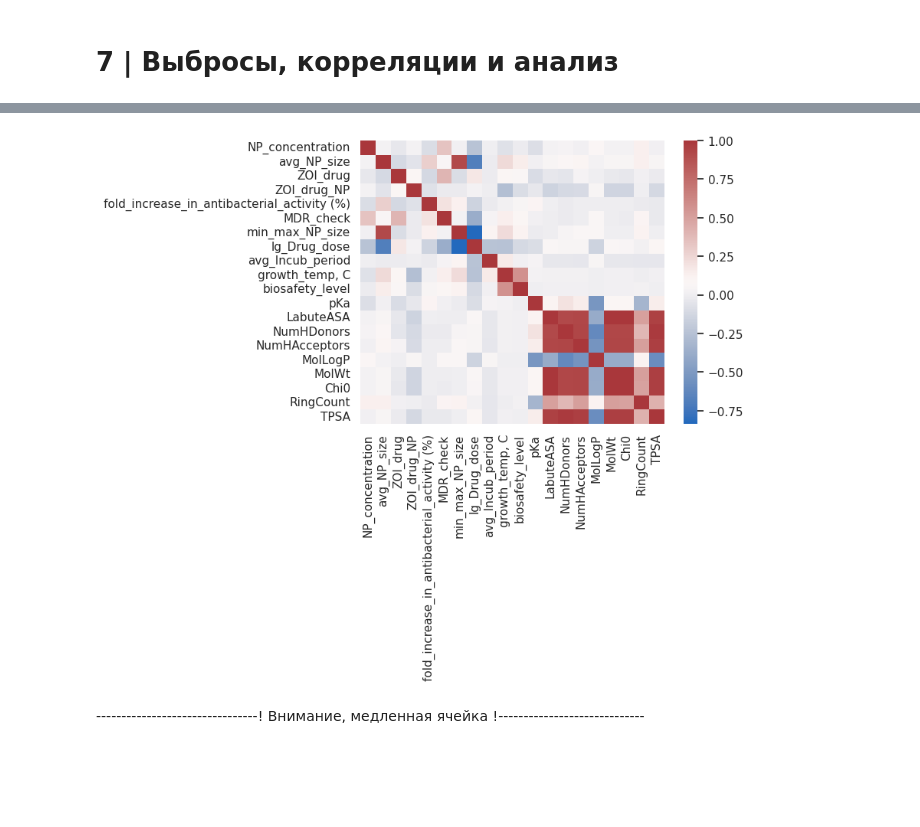
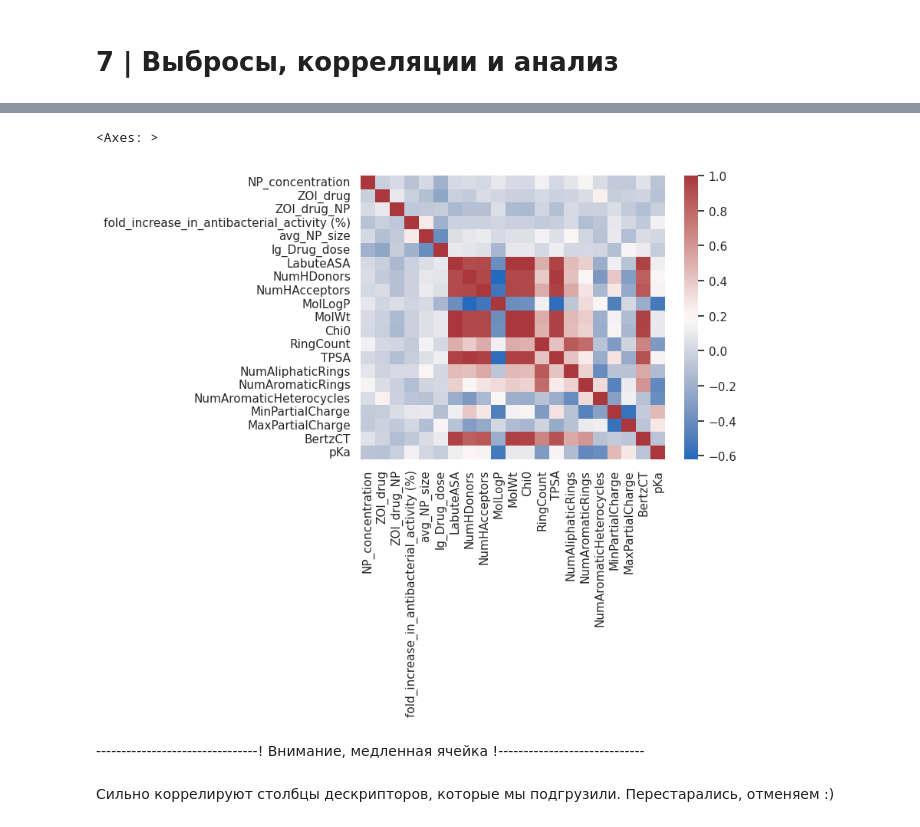
Before and after one commit to vahahahart/hackathon_team_3, a Jupyter notebook: main.ipynb, the cells around one changed output, grey strips where cells are left out. Saved outputs shown, nothing was run; the diff lists cells and outputs as text; code cells hidden in the pictures; blank space fills up the shorter version.

Commit message:
added corr and last set of desc

```diff
--- a/main.ipynb
+++ b/main.ipynb
@@ -478,7 +479,9 @@ def add_desc_to_df(df: pd.DataFrame, desc: list):
 # %%
 descs_to_add = [
     'LabuteASA', 'NumHDonors', 'NumHAcceptors',
-    'MolLogP', 'MolWt', 'Chi0', 'RingCount', 'TPSA'
+    'MolLogP', 'MolWt', 'Chi0', 'RingCount', 'TPSA',
+    'NumAliphaticRings', 'NumAromaticRings', 'NumAromaticHeterocycles',
+    'MinPartialCharge', 'MaxPartialCharge', 'BertzCT'
 ]
 
 df_drug = add_desc_to_df(df_drug, descs_to_add)
@@ -658,7 +661,11 @@ f'Total NaNs: {df_dummy.isna().sum().sum()}'
 Пока что будем работать с df_dummy
 # %% [markdown]
 # 7 | Выбросы, корреляции и анализ
+# %%
+num_cols_final = deepcopy(num_cols)
+num_cols_final.extend(descs_to_add)
+num_cols_final.append('pKa')
 # %%
-sns.heatmap(df.corr(), cmap='vlag')
-df.corr()[df.corr() > 0.7]
+sns.heatmap(df_dummy[num_cols_final].corr(), cmap='vlag')
+# df_dummy[num_cols_final].corr()[df_dummy[num_cols_final].corr() > 0.7]
 # %% [output]
@@ -682,3 +672,6 @@ df.corr()[df.corr() > 0.7]
+<Axes: >
-[figure, old version]
+[figure, new version]
 # %% [markdown]
 --------------------------------! Внимание, медленная ячейка !-----------------------------
+# %% [markdown]
+Сильно коррелируют столбцы дескрипторов, которые мы подгрузили. Перестарались, отменяем :)
```
Also changed, not shown: parts of 10 cells of this notebook.
